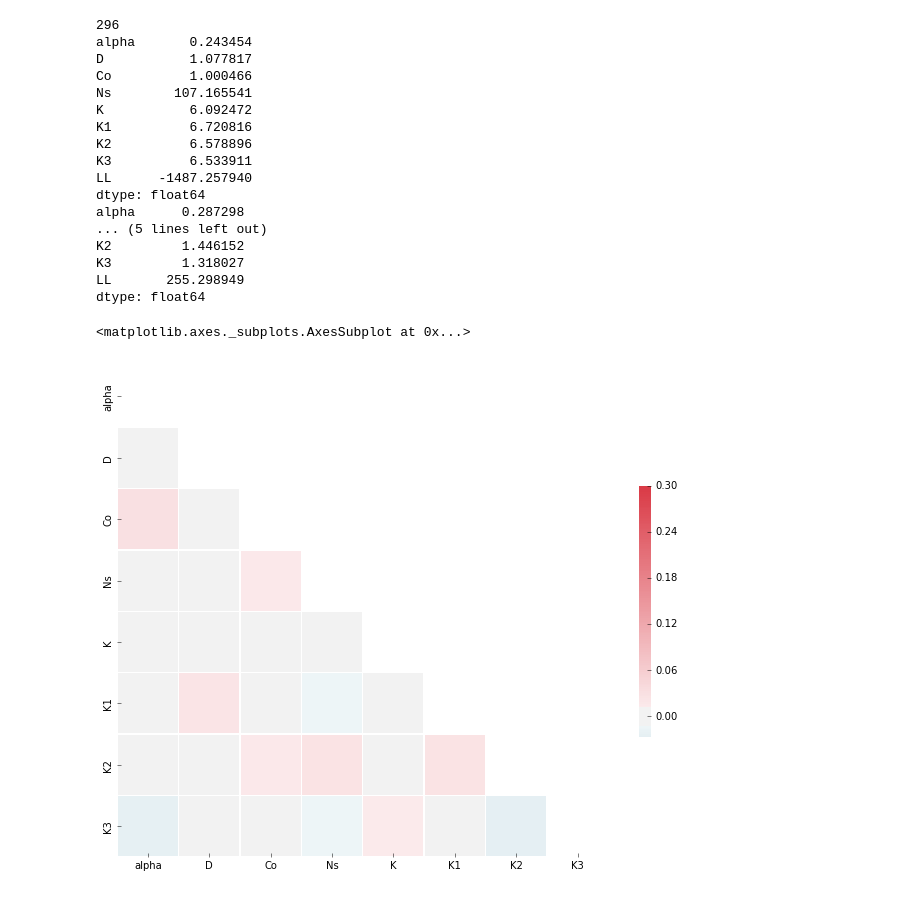
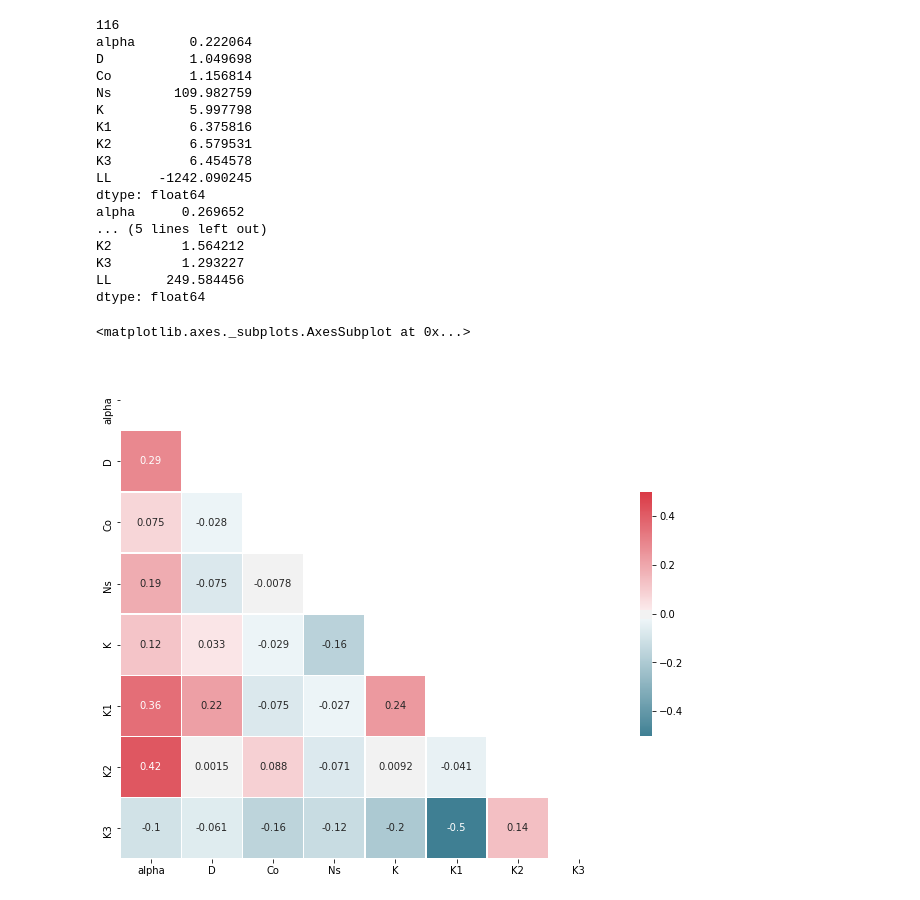
Before and after one commit to asifzubair/BayesianModelSelection, a Jupyter notebook: scripts/identifiability_analysis.ipynb, the cells around one changed output. Cells and saved outputs as stored; diff of their text form; code cells hidden in the pictures.

```diff
--- a/scripts/identifiability_analysis.ipynb
+++ b/scripts/identifiability_analysis.ipynb
@@ -37,23 +36,24 @@ param_values = pd.DataFrame(param_values, columns = colmn_names)
 # %%
-THRESH = -1800
+THRESH = -1500
 print sum(param_values["LL"] > THRESH)
-print param_values[param_values["LL"] `> THRESH].mean()
+print param_values[param_values["LL"] > THRESH].mean()
 print param_values[param_values["LL"] > THRESH].std()
+parm_vals = param_values[param_values["LL"] > THRESH]
 # %% [output]
-296
-alpha       0.243454
-D           1.077817
-Co          1.000466
-Ns        107.165541
-K           6.092472
-K1          6.720816
-K2          6.578896
-K3          6.533911
-LL      -1487.257940
+116
+alpha       0.222064
+D           1.049698
+Co          1.156814
+Ns        109.982759
+K           5.997798
+K1          6.375816
+K2          6.579531
+K3          6.454578
+LL      -1242.090245
 dtype: float64
-alpha      0.287298
+alpha      0.269652
 ... (5 lines left out)
-K2         1.446152
-K3         1.318027
-LL       255.298949
+K2         1.564212
+K3         1.293227
+LL       249.584456
 dtype: float64
@@ -62,16 +60,18 @@ corr = param_values[["alpha", "D", "Co", "Ns", "K", "K1", "K2", "K3"]].corr()
 # %%
+corr = parm_vals[["alpha", "D", "Co", "Ns", "K", "K1", "K2", "K3"]].corr(method = "spearman")
+
 mask = np.zeros_like(corr, dtype=np.bool)
 mask[np.triu_indices_from(mask)] = True
 
 # Set up the matplotlib figure
 f, ax = plt.subplots(figsize=(11, 9))
 
 # Generate a custom diverging colormap
 cmap = sns.diverging_palette(220, 10, as_cmap=True)
 
 # Draw the heatmap with the mask and correct aspect ratio
-sns.heatmap(corr, mask=mask, cmap=cmap, vmax=.3, center=0,
-            square=True, linewidths=.5, cbar_kws={"shrink": .5})
+sns.heatmap(corr, mask=mask, cmap=cmap, vmax=.5, center=0,
+            square=True, linewidths=.5, cbar_kws={"shrink": .5}, annot = True)
 # %% [output]
 <matplotlib.axes._subplots.AxesSubplot at 0x...>
-[figure, old version]
+[figure, new version]
```
Also changed, not shown: parts of 4 cells of this notebook.
